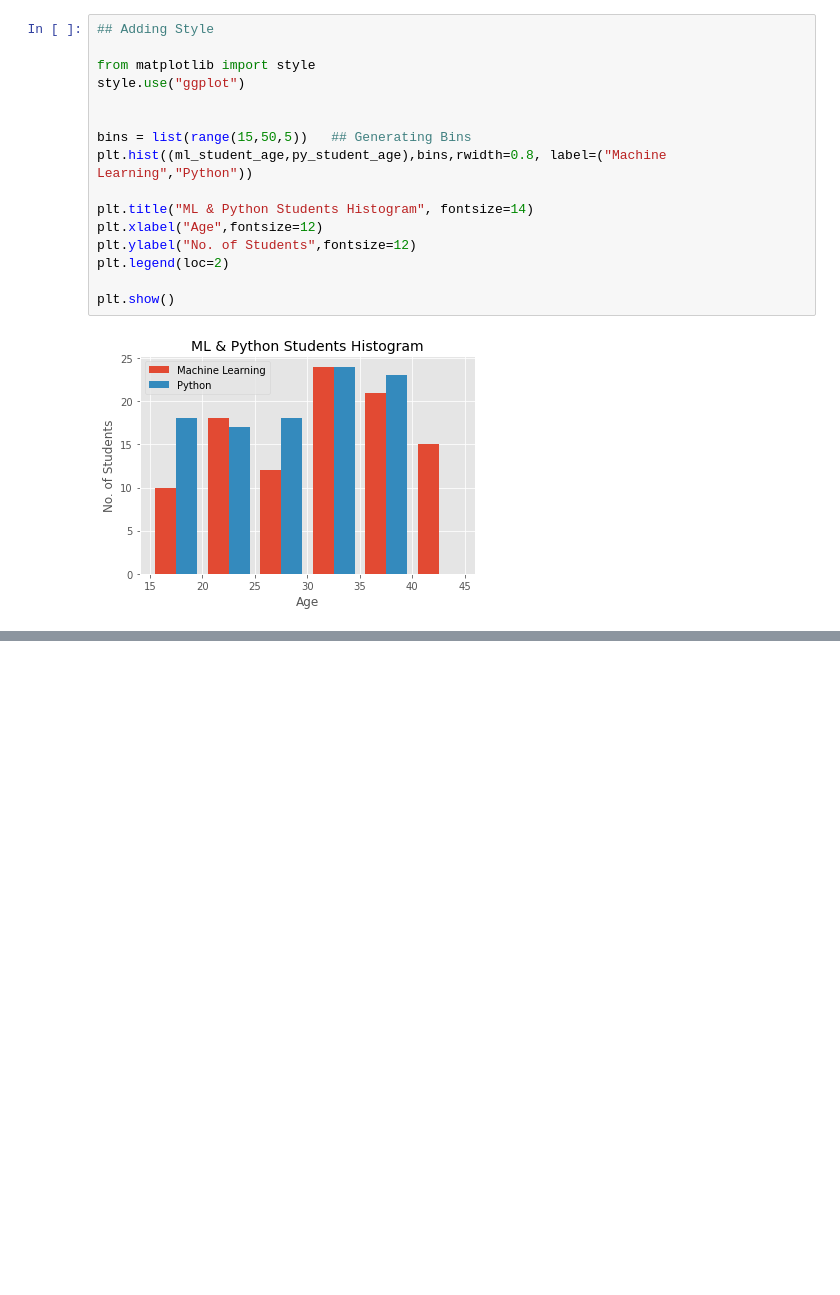
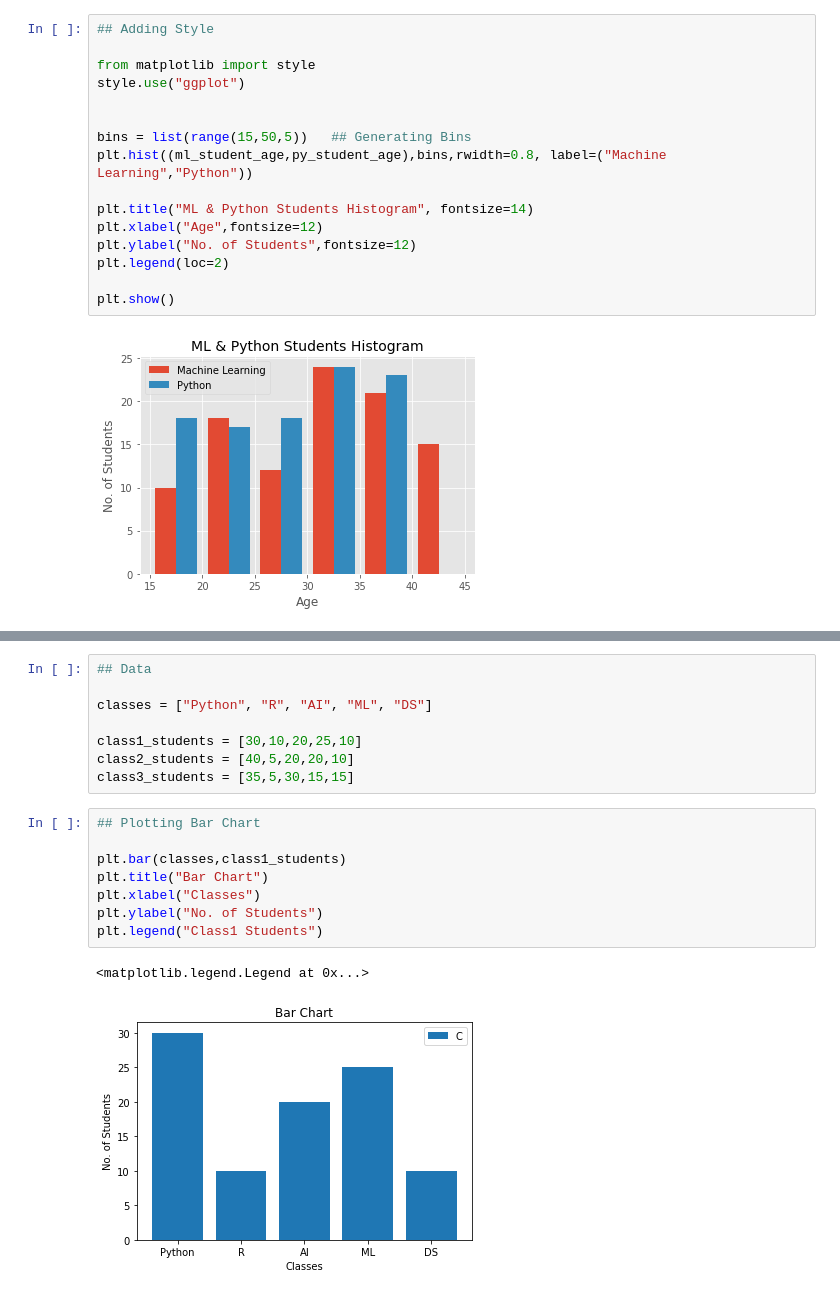
Before and after one commit to deltanode/ipython-notebooks, a Jupyter notebook: Matplotlib.ipynb, the cells around one changed output, grey strips where cells are left out. Drawn from its saved outputs; the diff is of its cells as text; blank space fills up the shorter version.

Commit message:
Added Bar Chart

```diff
--- a/Matplotlib.ipynb
+++ b/Matplotlib.ipynb
@@ -169,0 +174,19 @@ plt.show()
+# %%
+## Data
+
+classes = ["Python", "R", "AI", "ML", "DS"]
+
+class1_students = [30,10,20,25,10]
+class2_students = [40,5,20,20,10]
+class3_students = [35,5,30,15,15]
+# %%
+## Plotting Bar Chart
+
+plt.bar(classes,class1_students)
+plt.title("Bar Chart")
+plt.xlabel("Classes")
+plt.ylabel("No. of Students")
+plt.legend("Class1 Students")
+# %% [output]
+<matplotlib.legend.Legend at 0x...>
+[figure, added]
```
Also changed, not shown: parts of 5 cells of this notebook.
